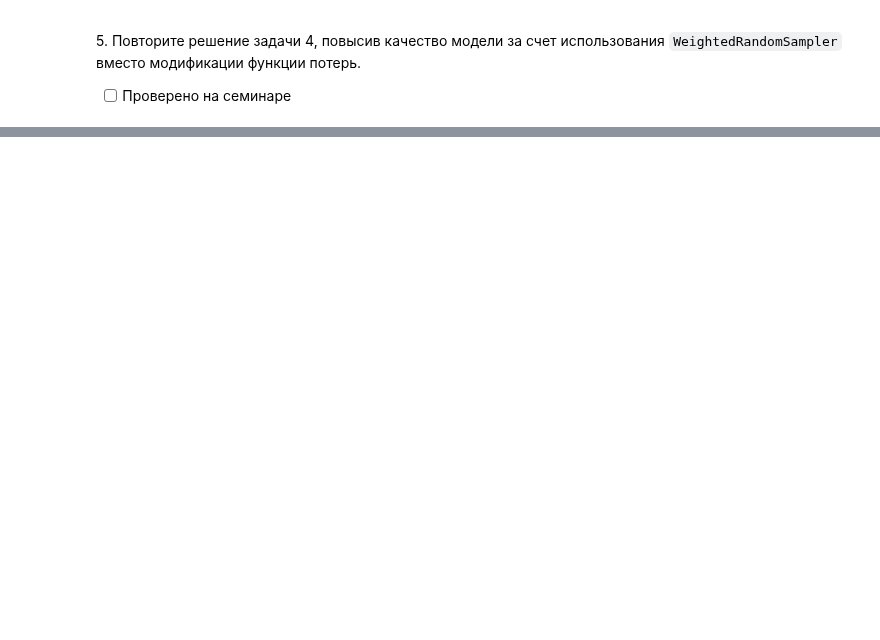
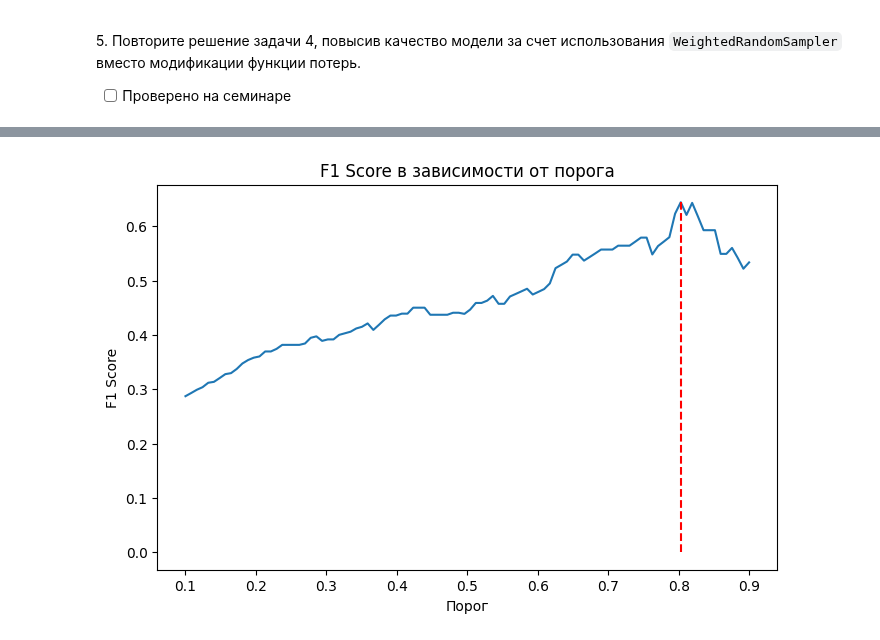
Before and after one commit to Ackrome/FU, a Jupyter notebook: Course_3/DL/01_6_torch_nn_classification.ipynb, the cells around one changed output, grey strips where cells are left out. Cells and saved outputs as stored; diff of their text form; code cells hidden in the pictures; blank space fills up the shorter version.

```diff
--- a/Course_3/DL/01_6_torch_nn_classification.ipynb
+++ b/Course_3/DL/01_6_torch_nn_classification.ipynb
@@ -427,3 +422,10 @@ F1Score = 0.9608040452003479
 4\. На практике часто задача классификации является несбалансированной. В файлах каталога `imb_task` содержится несбалансированный набор данных. Обучите модель без учета несбалансированности классов (аналогично предыдущим заданиям, можно использовать любую подходящую функцию потерь). Повысьте качество модели (в смысле F1) путем модификации функции потерь (указания специального аргумента, позволяющего учесть несбалансированность классов).
 
 - [ ] Проверено на семинаре
+# %%
+X = torch.load('imb_X.th').float()
+y = torch.load('imb_y.th')
+
+class_counts = torch.bincount(y)
+print(f"Количество объектов класса 0: {class_counts[0]}")
+print(f"Количество объектов класса 1: {class_counts[1]}")
@@ -429,0 +435,4 @@ F1Score = 0.9608040452003479
+# %%
+X_train, X_test, y_train, y_test = train_test_split(
+    X, y, train_size=0.8, random_state=42, stratify=y
+)
@@ -433,3 +523,71 @@ F1Score = 0.9608040452003479
 5\. Повторите решение задачи 4, повысив качество модели за счет использования `WeightedRandomSampler` вместо модификации функции потерь.
 
 - [ ] Проверено на семинаре
+# %%
+class_counts_train = torch.bincount(y_train)
+class_weights = 1. / class_counts_train.float()
+sample_weights = torch.tensor([class_weights[label] for label in y_train])
+
+sampler = WeightedRandomSampler(
+    weights=sample_weights,
+    num_samples=len(sample_weights),
+    replacement=True
+)
+
+dset_balanced = TensorDataset(X_train, y_train)
+loader_balanced = DataLoader(dset_balanced, batch_size=32, sampler=sampler)
+
+model_sampler = nn.Sequential(
+    nn.Linear(X.shape[1], 25),
+    nn.ReLU(),
+    nn.Linear(25, 1)
+)
+criterion = nn.BCEWithLogitsLoss()
+optimizer = optim.SGD(model_sampler.parameters(), lr=0.005)
+
+EPOCHS = 5000
+for epoch in range(EPOCHS):
+    for X_batch, y_batch in loader_balanced:
+        y_pred_logits = model_sampler(X_batch).squeeze()
+        loss = criterion(y_pred_logits, y_batch.float())
+        optimizer.zero_grad()
+        loss.backward()
+        optimizer.step()
+
+
+with torch.no_grad():
+    y_final_logits = model_sampler(X_test).squeeze()
+    y_final_probs = torch.sigmoid(y_final_logits)
+
+thresholds = np.linspace(0.1, 0.9, 100)
+f1_scores = []
+f1_metric = F1Score(task='binary')
+
+for thresh in thresholds:
+    preds = (y_final_probs > thresh).int()
+    f1_scores.append(f1_metric(preds, y_test).item())
+
+best_f1 = max(f1_scores)
+best_threshold = thresholds[np.argmax(f1_scores)]
+
+print(f"Лучший F1-score: {best_f1:.4f}")
+print(f"Достигнут при пороге: {best_threshold:.4f}")
+
+print("\nМетрики на тестовой выборке:")
+metrics = {
+    'Accuracy': Accuracy(task='binary', threshold=best_threshold),
+    'Precision': Precision(task='binary', threshold=best_threshold),
+    'Recall': Recall(task='binary', threshold=best_threshold),
+    'F1Score': F1Score(task='binary', threshold=best_threshold)
+}
+for name, metric in metrics.items():
+    print(f'{name} = {metric(y_final_logits, y_test).item():.4f}')
+
+plt.figure(figsize=(8, 5))
+plt.plot(thresholds, f1_scores)
+plt.title('F1 Score в зависимости от порога')
+plt.xlabel('Порог')
+plt.ylabel('F1 Score')
+plt.vlines(best_threshold, 0, best_f1, colors='r', linestyles='--')
+plt.show()
+# %% [output]
@@ -435,0 +602 @@ F1Score = 0.9608040452003479
+[figure, added]
```
Also changed, not shown: parts of 19 cells of this notebook.
